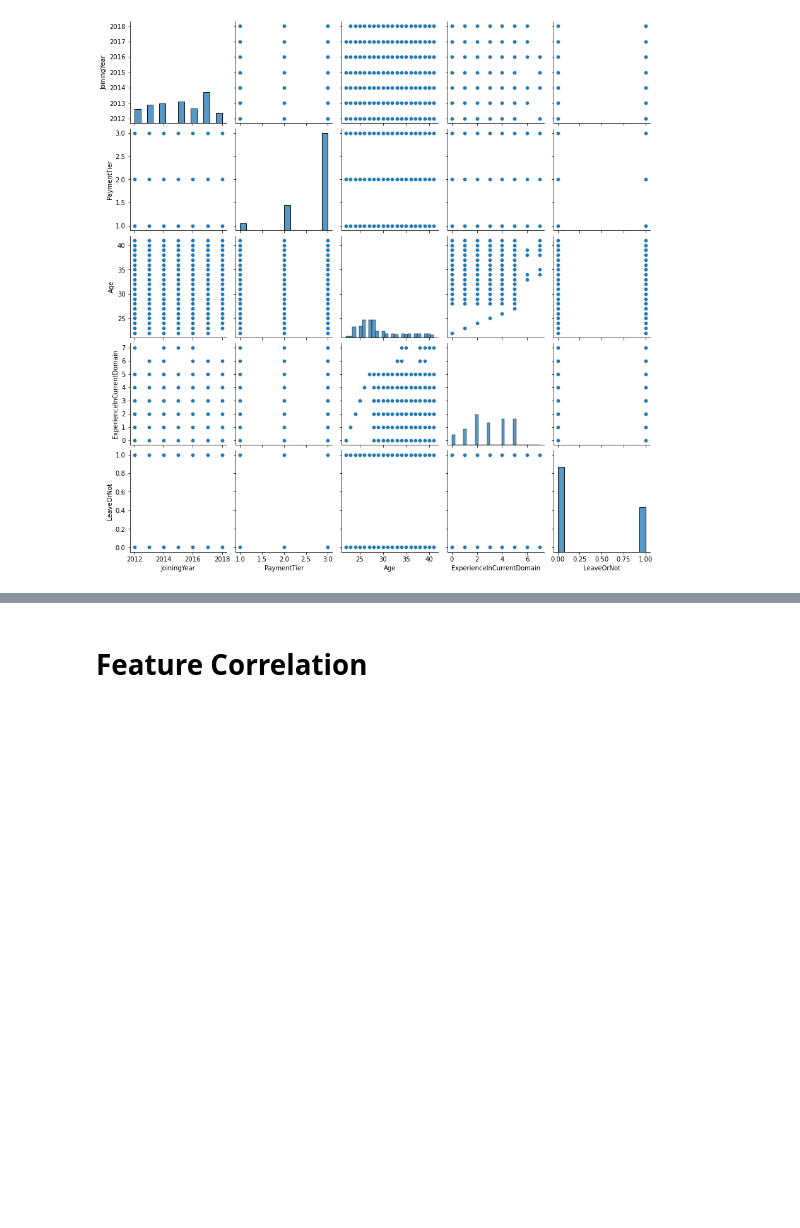
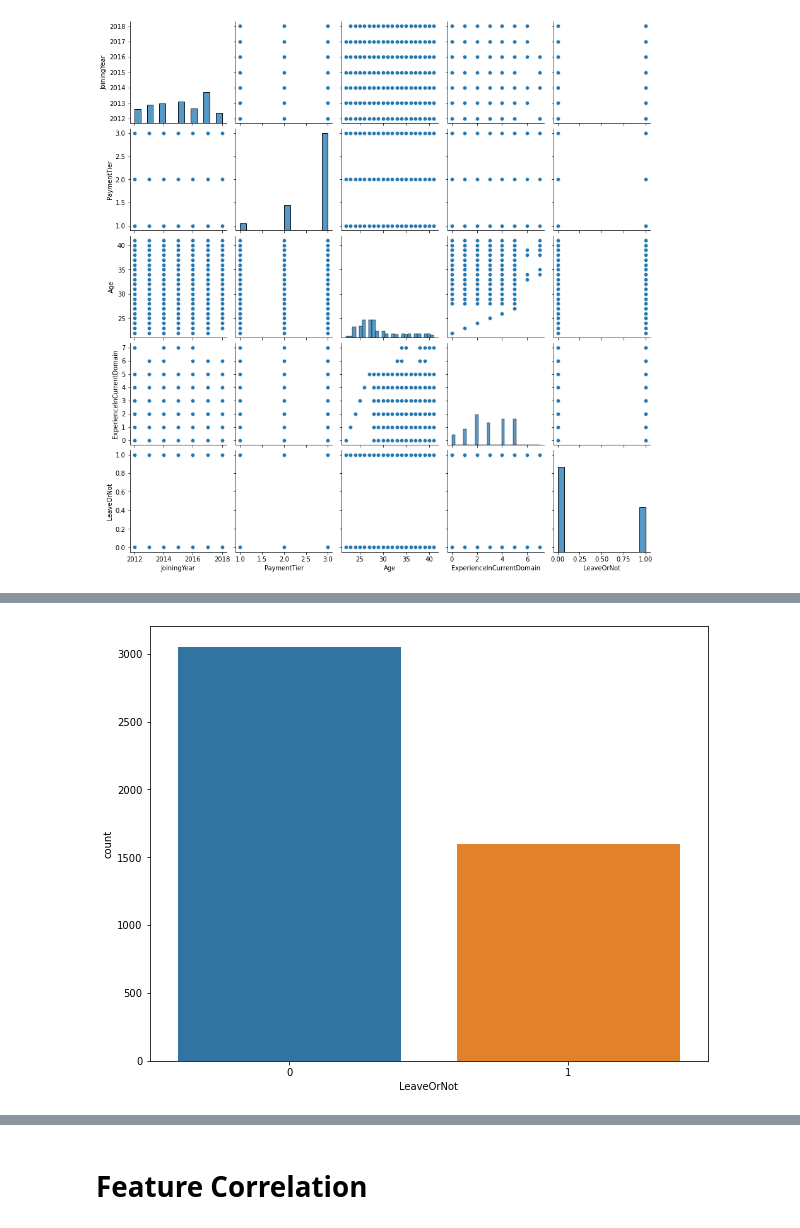
Before and after one commit to BouchetaYoucef/Projet_Employees, a Jupyter notebook: Projet_Employees_EDA.ipynb, the cells around one changed output, grey strips where cells are left out. Saved outputs shown, nothing was run; the diff lists cells and outputs as text; code cells hidden in the pictures; blank space fills up the shorter version.

```diff
--- a/Projet_Employees_EDA.ipynb
+++ b/Projet_Employees_EDA.ipynb
@@ -101,0 +214,7 @@ sns.pairplot(df)
+# %%
+# countplot
+plt.figure(figsize=(10,8))
+sns.countplot(df['LeaveOrNot'], label='Count')
+plt.show()
+# %% [output]
+[figure, added]
```
Also changed, not shown: parts of 36 cells of this notebook, 7 other files.
